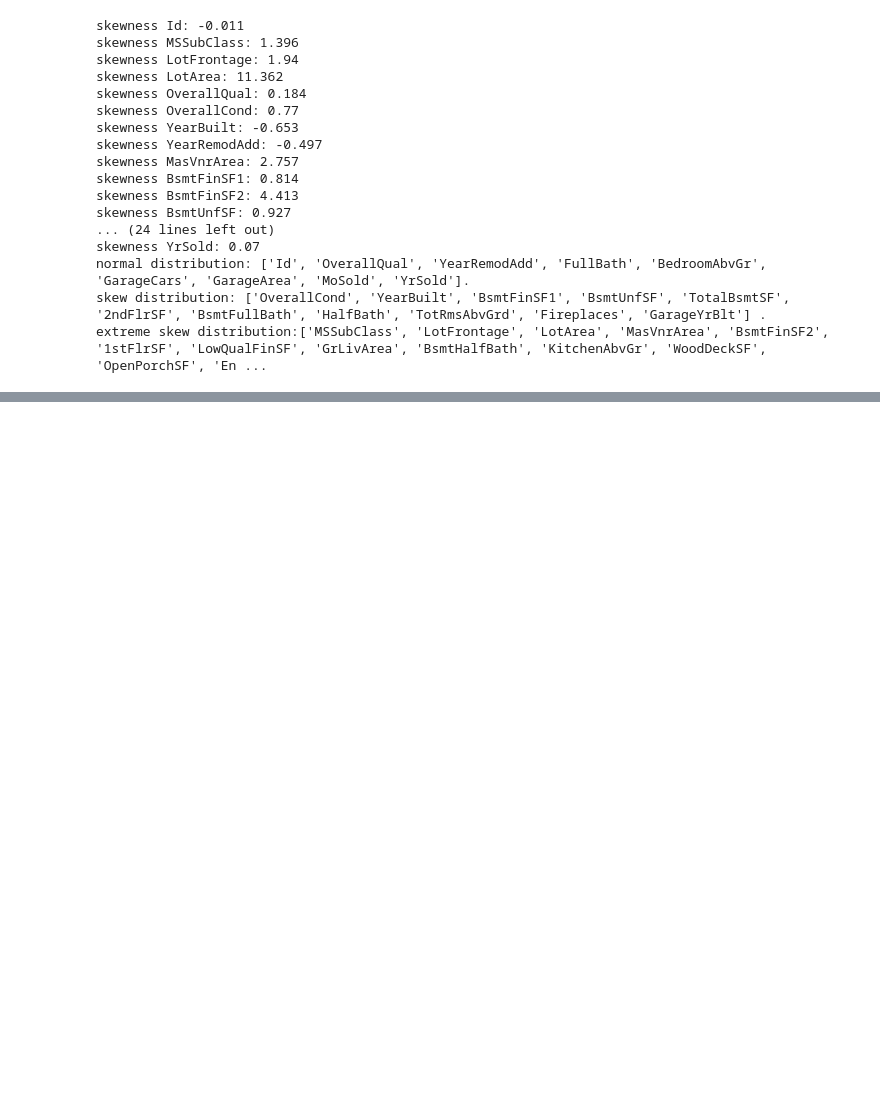
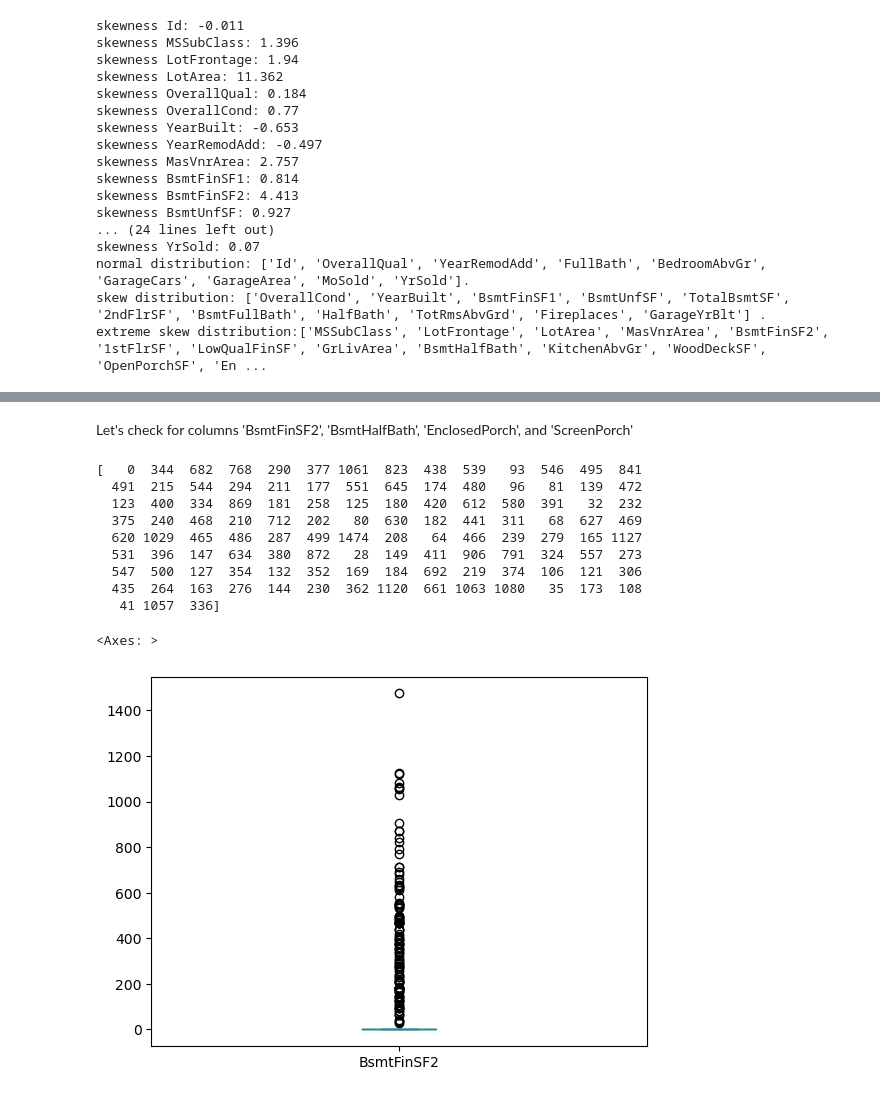
Before and after one commit to jennyaurelia/H8_1033, a Jupyter notebook: final_project/fin_prep.ipynb, the cells around one changed output, grey strips where cells are left out. Saved outputs shown, nothing was run; the diff lists cells and outputs as text; code cells hidden in the pictures; blank space fills up the shorter version.

```diff
--- a/final_project/fin_prep.ipynb
+++ b/final_project/fin_prep.ipynb
@@ -788,0 +906,19 @@ Based on the results above, the distributed columns are:
+# %% [markdown]
+Let's check for columns 'BsmtFinSF2', 'BsmtHalfBath', 'EnclosedPorch', and 'ScreenPorch'
+# %%
+# Check unique values
+print(X_train['BsmtFinSF2'].unique())
+# Simple visualisation of 'previous' column
+X_train.BsmtFinSF2.plot(kind='box')
+# %% [output]
+[   0  344  682  768  290  377 1061  823  438  539   93  546  495  841
+  491  215  544  294  211  177  551  645  174  480   96   81  139  472
+  123  400  334  869  181  258  125  180  420  612  580  391   32  232
+  375  240  468  210  712  202   80  630  182  441  311   68  627  469
+  620 1029  465  486  287  499 1474  208   64  466  239  279  165 1127
+  531  396  147  634  380  872   28  149  411  906  791  324  557  273
+  547  500  127  354  132  352  169  184  692  219  374  106  121  306
+  435  264  163  276  144  230  362 1120  661 1063 1080   35  173  108
+   41 1057  336]
+<Axes: >
+[figure, added]
```
Also changed, not shown: parts of 67 cells of this notebook, 1 other file.
